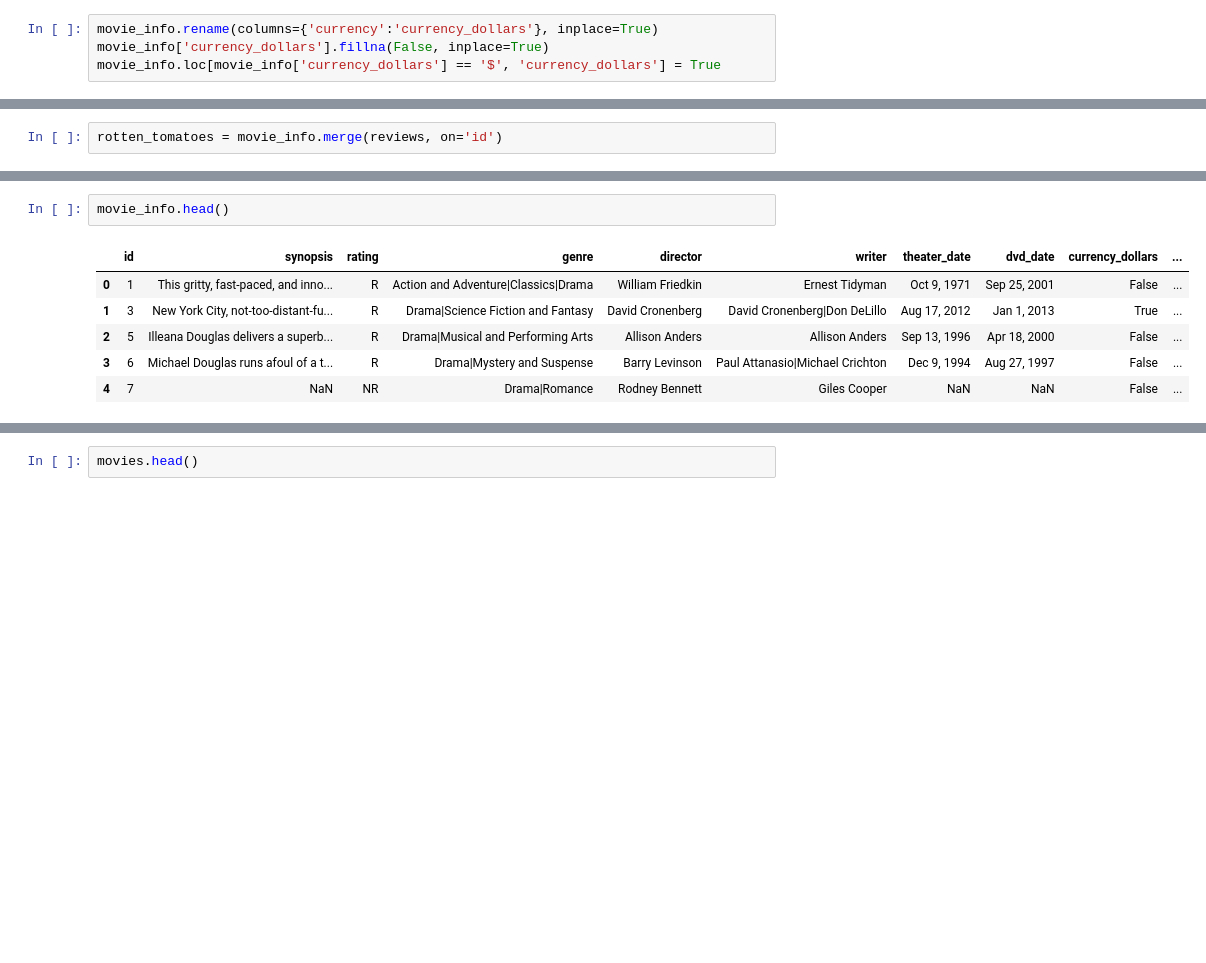
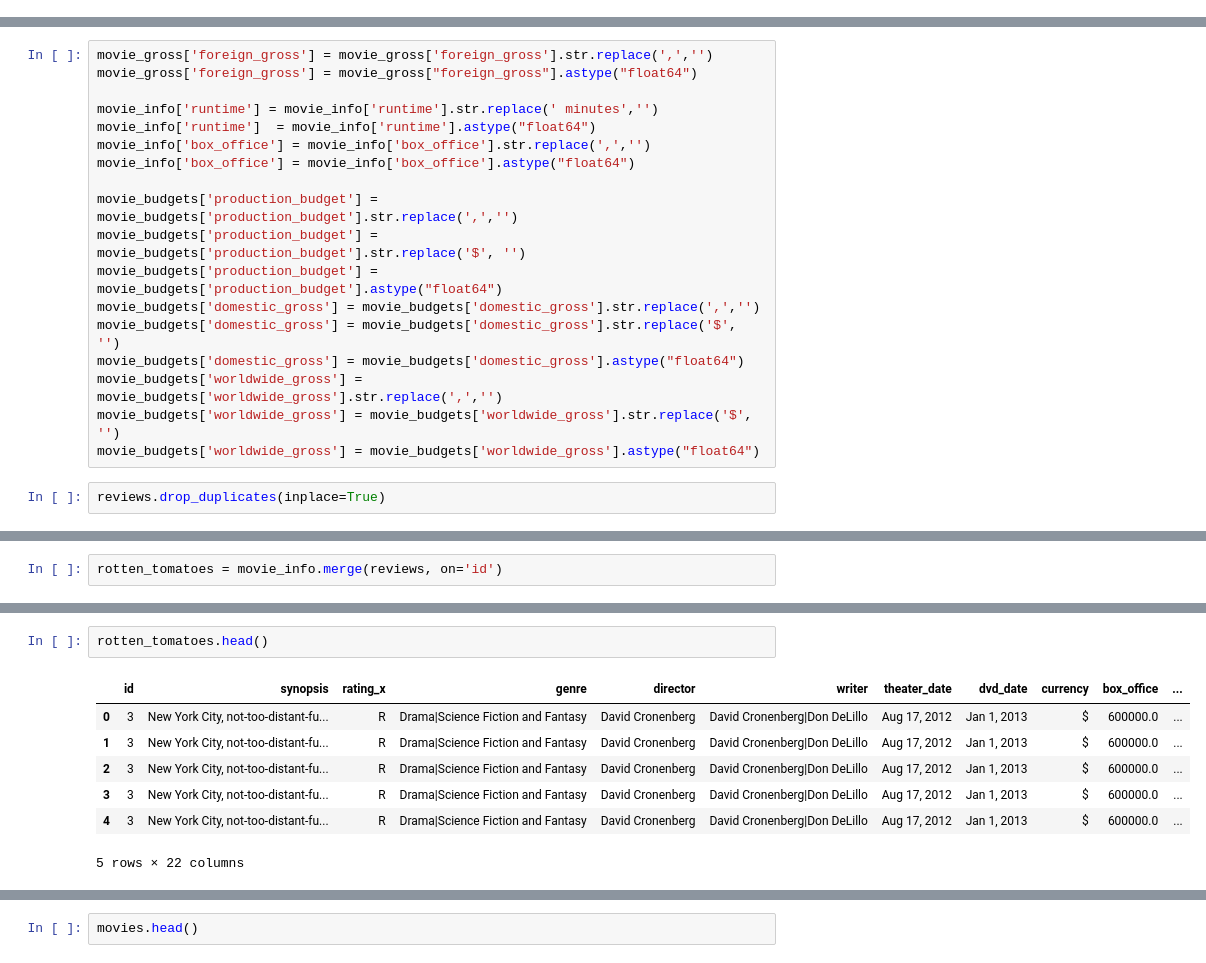
Before and after one commit to cLineman/CapStoneProject, a Jupyter notebook: NateNetznik.ipynb, the cells around one changed output, grey strips where cells are left out. Cells and saved outputs as stored; diff of their text form; blank space fills up the shorter version.

```diff
--- a/NateNetznik.ipynb
+++ b/NateNetznik.ipynb
@@ -21,7 +21,3 @@ except:
 conn = sqlite3.connect("zippedData/unZippedim.db/im.db")
 # %% [output]
 Extracted all
-# %%
-movie_info.rename(columns={'currency':'currency_dollars'}, inplace=True)
-movie_info['currency_dollars'].fillna(False, inplace=True)
-movie_info.loc[movie_info['currency_dollars'] == '$', 'currency_dollars'] = True
@@ -36,3 +24,23 @@ movie_info['runtime'] = movie_info['runtime'].astype("float64")
+# %%
+movie_gross['foreign_gross'] = movie_gross['foreign_gross'].str.replace(',','')
+movie_gross['foreign_gross'] = movie_gross["foreign_gross"].astype("float64")
+
+movie_info['runtime'] = movie_info['runtime'].str.replace(' minutes','')
+movie_info['runtime']  = movie_info['runtime'].astype("float64")
+movie_info['box_office'] = movie_info['box_office'].str.replace(',','')
+movie_info['box_office'] = movie_info['box_office'].astype("float64")
+
+movie_budgets['production_budget'] = movie_budgets['production_budget'].str.replace(',','')
+movie_budgets['production_budget'] = movie_budgets['production_budget'].str.replace('$', '')
+movie_budgets['production_budget'] = movie_budgets['production_budget'].astype("float64")
+movie_budgets['domestic_gross'] = movie_budgets['domestic_gross'].str.replace(',','')
+movie_budgets['domestic_gross'] = movie_budgets['domestic_gross'].str.replace('$', '')
+movie_budgets['domestic_gross'] = movie_budgets['domestic_gross'].astype("float64")
+movie_budgets['worldwide_gross'] = movie_budgets['worldwide_gross'].str.replace(',','')
+movie_budgets['worldwide_gross'] = movie_budgets['worldwide_gross'].str.replace('$', '')
+movie_budgets['worldwide_gross'] = movie_budgets['worldwide_gross'].astype("float64")
+# %%
+reviews.drop_duplicates(inplace=True)
 # %%
 reviews['rating'].unique()
 # %% [output]
@@ -274,9 +321,10 @@ movie_gross.head()
 # %%
-movie_info.head()
+rotten_tomatoes.head()
 # %% [output]
-|  | id | synopsis | rating | genre | director | writer | theater_date | dvd_date | currency_dollars | ... |
-| 0 | 1 | This gritty, fast-paced, and inno... | R | Action and Adventure|Classics|Drama | William Friedkin | Ernest Tidyman | Oct 9, 1971 | Sep 25, 2001 | False | ... |
-| 1 | 3 | New York City, not-too-distant-fu... | R | Drama|Science Fiction and Fantasy | David Cronenberg | David Cronenberg|Don DeLillo | Aug 17, 2012 | Jan 1, 2013 | True | ... |
-| 2 | 5 | Illeana Douglas delivers a superb... | R | Drama|Musical and Performing Arts | Allison Anders | Allison Anders | Sep 13, 1996 | Apr 18, 2000 | False | ... |
-| 3 | 6 | Michael Douglas runs afoul of a t... | R | Drama|Mystery and Suspense | Barry Levinson | Paul Attanasio|Michael Crichton | Dec 9, 1994 | Aug 27, 1997 | False | ... |
-| 4 | 7 | NaN | NR | Drama|Romance | Rodney Bennett | Giles Cooper | NaN | NaN | False | ... |
+|  | id | synopsis | rating_x | genre | director | writer | theater_date | dvd_date | currency | box_office | ... |
+| 0 | 3 | New York City, not-too-distant-fu... | R | Drama|Science Fiction and Fantasy | David Cronenberg | David Cronenberg|Don DeLillo | Aug 17, 2012 | Jan 1, 2013 | $ | 600000.0 | ... |
+| 1 | 3 | New York City, not-too-distant-fu... | R | Drama|Science Fiction and Fantasy | David Cronenberg | David Cronenberg|Don DeLillo | Aug 17, 2012 | Jan 1, 2013 | $ | 600000.0 | ... |
+| 2 | 3 | New York City, not-too-distant-fu... | R | Drama|Science Fiction and Fantasy | David Cronenberg | David Cronenberg|Don DeLillo | Aug 17, 2012 | Jan 1, 2013 | $ | 600000.0 | ... |
+| 3 | 3 | New York City, not-too-distant-fu... | R | Drama|Science Fiction and Fantasy | David Cronenberg | David Cronenberg|Don DeLillo | Aug 17, 2012 | Jan 1, 2013 | $ | 600000.0 | ... |
+| 4 | 3 | New York City, not-too-distant-fu... | R | Drama|Science Fiction and Fantasy | David Cronenberg | David Cronenberg|Don DeLillo | Aug 17, 2012 | Jan 1, 2013 | $ | 600000.0 | ... |
+5 rows × 22 columns
```
Also changed, not shown: parts of 73 cells of this notebook.
